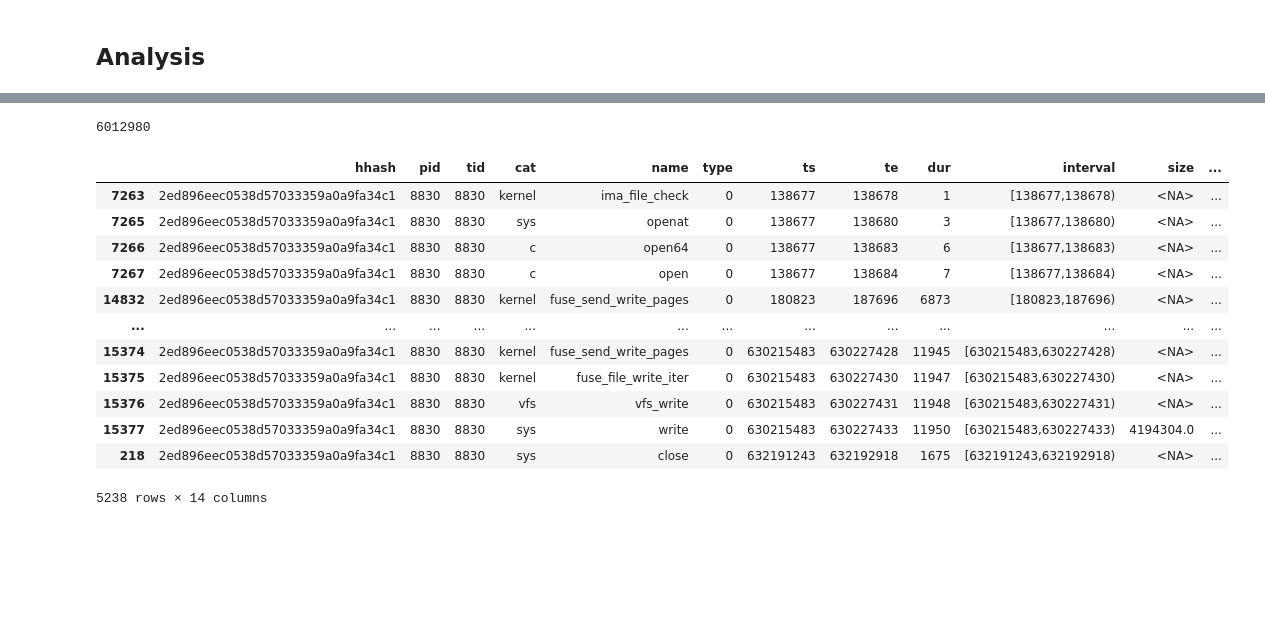
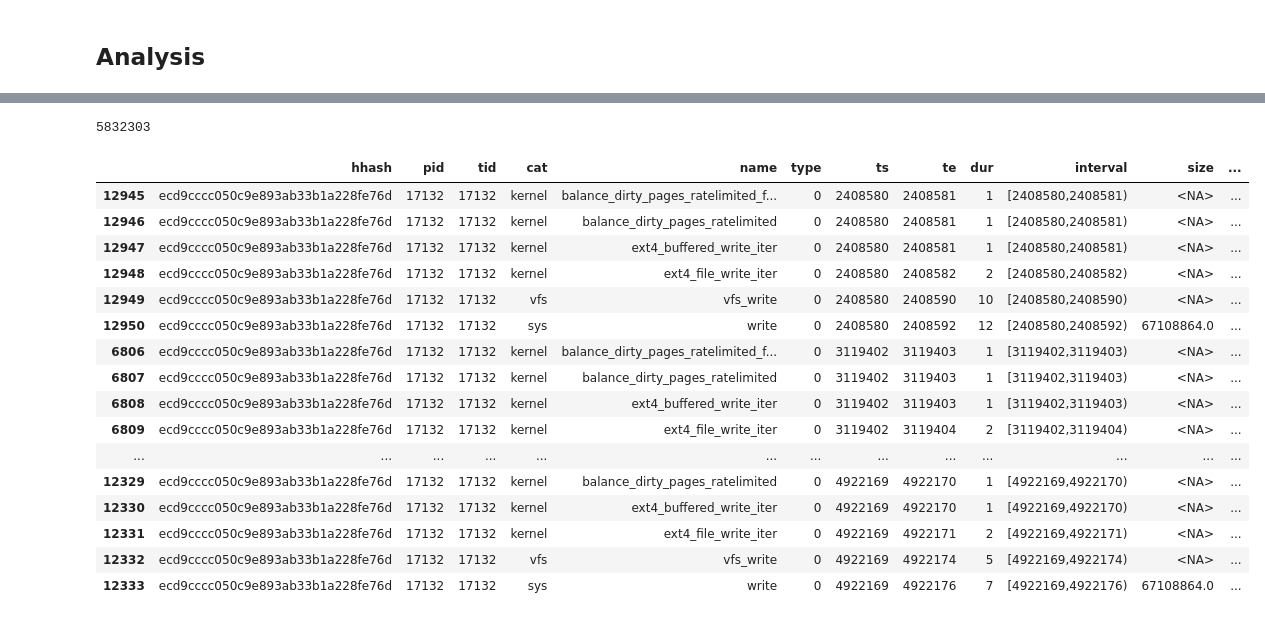
Before and after one commit to hariharan-devarajan/datacrumbs, a Jupyter notebook: analysis/trace_analysis.ipynb, the cells around one changed output, grey strips where cells are left out. Drawn from its saved outputs; the diff is of its cells as text; code cells hidden in the pictures; blank space fills up the shorter version.

```diff
--- a/analysis/trace_analysis.ipynb
+++ b/analysis/trace_analysis.ipynb
@@ -47,7 +47,8 @@ Hosting the HTTP server on port 35303 instead
 ## Start Analysis
 # %%
 is_trace = True
-file=f"{app_root}/tests/output/ops-8192_ts-4m/write.pfw.gz"
+file=f"{app_root}/tests/output/ops-64_ts-64m/RAW-DIRECT.pfw.gz"
+file=f"{app_root}/tests/output/ops-64_ts-64m/RAW-BUFFERED.pfw.gz"
 file_pattern = glob(file)
 file_pattern
 # %% [output]
@@ -122,8 +123,6 @@ def load_profile(line):
             logging.error(f"Processing {line} failed with {error}")
     return d
 
-def get_np_type(num, dtype):
-    return hex(num)[2:]
 
 def load_trace(line):
     d = {}
@@ -142,24 +141,26 @@ def load_trace(line):
             if "ts" in val:
                 d["ts"] = int(val["ts"])
                 d["te"] = int(val["ts"])
+            d["dur"] = 1
             if "dur" in val:
                 d["dur"] = int(val["dur"])
             if "args" in val and "hhash" in val["args"]:
-                d["hhash"] = get_np_type(val["args"]["hhash"], np.int64)
-            interval = I.empty()
-            if d["dur"] > 0:
-                d["te"] = int(val["ts"]) + d["dur"]
-                interval = I.closedopen(d["ts"], d["ts"] + d["dur"])
-            d["interval"] = I.to_string(interval)
+                d["hhash"] = val["args"]["hhash"]
+            if "ts" in val:
+                interval = I.closedopen(d["ts"], d["ts"] + 1)
+                if d["dur"] > 0:
+                    d["te"] = int(val["ts"]) + d["dur"]
+                    interval = I.closedopen(d["ts"], d["ts"] + d["dur"])
+                d["interval"] = I.to_string(interval)
             if val["ph"] != "M":
                 d["type"] = 0
                 if "args" in val:
                     if "hhash" in val["args"]:
-                        d["hhash"] = get_np_type(val["args"]["hhash"], np.int64)
+                        d["hhash"] = val["args"]["hhash"]
                     if "size_sum" in val["args"]:
                         d["size"] = val["args"]["size_sum"]
                     if "fhash" in val["args"]:
-                        d["fhash"] = get_np_type(val["args"]["fhash"], np.int64)
+                        d["fhash"] = val["args"]["fhash"]
             else:
                 if val["name"] == "FH":
                     d["type"] = 1
@@ -167,14 +168,14 @@ def load_trace(line):
                         if "name" in val["args"]:
                             d["name"] = val["args"]["name"]
                         if "value" in val["args"]:
-                            d["hash"] = get_np_type(val["args"]["value"], np.int64)
+                            d["hash"] = val["args"]["value"]
                 elif val["name"] == "HH":
                     d["type"] = 2
                     if "args" in val:
                         if "name" in val["args"]:
                             d["name"] = val["args"]["name"]
                         if "value" in val["args"]:
-                            d["hash"] = get_np_type(val["args"]["value"], np.int64)
+                            d["hash"] = val["args"]["value"]
 
         except Exception as error:
             logging.error(f"Processing {line} failed with {error}")
@@ -241,7 +246,7 @@ fhashes = fhashes.to_list()
 ## Analysis
 # %%
 
-interesting_events = event.query("fhash.isin(@value)", local_dict={"value": fhashes})
+interesting_events = event.query("fhash.isin(@value) and name == 'write'", local_dict={"value": fhashes})
 interesting_events.compute()
 # %% [output]
 |  | hhash | pid | tid | cat | name | type | ts | te | dur | interval | size | ... |
@@ -300,5 +293,5 @@ min_ts, max_te
 # %%
-filtered_events = event.query(f"ts >= {min_ts} and te <= {max_te} and dur > 0")
+filtered_events = event.query(f"ts >= {min_ts - 1e5} and te <= {max_te + 1e5} and dur > 0")
 filtered_events.compute()
 # %% [output]
 |  | hhash | pid | tid | cat | name | type | ts | te | dur | interval | size | ... |
@@ -317,7 +310,7 @@ filtered_events.compute()
 # %%
 len(event)
 # %% [output]
-6012980
+5832303
 # %%
 def contains(x):
     x["valid"] = "0"
@@ -329,21 +322,26 @@ filtered_events["valid"] = "0"
 valid_events = filtered_events.apply(contains, axis=1, meta=filtered_events).query("valid == '1'").persist()
 _ = wait(valid_events)
 # %%
+valid_events = valid_events.sort_values("ts")
 valid_events.compute()
 # %% [output]
 |  | hhash | pid | tid | cat | name | type | ts | te | dur | interval | size | ... |
-| 7263 | 2ed896eec0538d57033359a0a9fa34c1 | 8830 | 8830 | kernel | ima_file_check | 0 | 138677 | 138678 | 1 | [138677,138678) | <NA> | ... |
-| 7265 | 2ed896eec0538d57033359a0a9fa34c1 | 8830 | 8830 | sys | openat | 0 | 138677 | 138680 | 3 | [138677,138680) | <NA> | ... |
-| 7266 | 2ed896eec0538d57033359a0a9fa34c1 | 8830 | 8830 | c | open64 | 0 | 138677 | 138683 | 6 | [138677,138683) | <NA> | ... |
-| 7267 | 2ed896eec0538d57033359a0a9fa34c1 | 8830 | 8830 | c | open | 0 | 138677 | 138684 | 7 | [138677,138684) | <NA> | ... |
-| 14832 | 2ed896eec0538d57033359a0a9fa34c1 | 8830 | 8830 | kernel | fuse_send_write_pages | 0 | 180823 | 187696 | 6873 | [180823,187696) | <NA> | ... |
+| 12945 | ecd9cccc050c9e893ab33b1a228fe76d | 17132 | 17132 | kernel | balance_dirty_pages_ratelimited_f... | 0 | 2408580 | 2408581 | 1 | [2408580,2408581) | <NA> | ... |
+| 12946 | ecd9cccc050c9e893ab33b1a228fe76d | 17132 | 17132 | kernel | balance_dirty_pages_ratelimited | 0 | 2408580 | 2408581 | 1 | [2408580,2408581) | <NA> | ... |
+| 12947 | ecd9cccc050c9e893ab33b1a228fe76d | 17132 | 17132 | kernel | ext4_buffered_write_iter | 0 | 2408580 | 2408581 | 1 | [2408580,2408581) | <NA> | ... |
+| 12948 | ecd9cccc050c9e893ab33b1a228fe76d | 17132 | 17132 | kernel | ext4_file_write_iter | 0 | 2408580 | 2408582 | 2 | [2408580,2408582) | <NA> | ... |
+| 12949 | ecd9cccc050c9e893ab33b1a228fe76d | 17132 | 17132 | vfs | vfs_write | 0 | 2408580 | 2408590 | 10 | [2408580,2408590) | <NA> | ... |
+| 12950 | ecd9cccc050c9e893ab33b1a228fe76d | 17132 | 17132 | sys | write | 0 | 2408580 | 2408592 | 12 | [2408580,2408592) | 67108864.0 | ... |
+| 6806 | ecd9cccc050c9e893ab33b1a228fe76d | 17132 | 17132 | kernel | balance_dirty_pages_ratelimited_f... | 0 | 3119402 | 3119403 | 1 | [3119402,3119403) | <NA> | ... |
+| 6807 | ecd9cccc050c9e893ab33b1a228fe76d | 17132 | 17132 | kernel | balance_dirty_pages_ratelimited | 0 | 3119402 | 3119403 | 1 | [3119402,3119403) | <NA> | ... |
+| 6808 | ecd9cccc050c9e893ab33b1a228fe76d | 17132 | 17132 | kernel | ext4_buffered_write_iter | 0 | 3119402 | 3119403 | 1 | [3119402,3119403) | <NA> | ... |
+| 6809 | ecd9cccc050c9e893ab33b1a228fe76d | 17132 | 17132 | kernel | ext4_file_write_iter | 0 | 3119402 | 3119404 | 2 | [3119402,3119404) | <NA> | ... |
 | ... | ... | ... | ... | ... | ... | ... | ... | ... | ... | ... | ... | ... |
-| 15374 | 2ed896eec0538d57033359a0a9fa34c1 | 8830 | 8830 | kernel | fuse_send_write_pages | 0 | 630215483 | 630227428 | 11945 | [630215483,630227428) | <NA> | ... |
-| 15375 | 2ed896eec0538d57033359a0a9fa34c1 | 8830 | 8830 | kernel | fuse_file_write_iter | 0 | 630215483 | 630227430 | 11947 | [630215483,630227430) | <NA> | ... |
-| 15376 | 2ed896eec0538d57033359a0a9fa34c1 | 8830 | 8830 | vfs | vfs_write | 0 | 630215483 | 630227431 | 11948 | [630215483,630227431) | <NA> | ... |
-| 15377 | 2ed896eec0538d57033359a0a9fa34c1 | 8830 | 8830 | sys | write | 0 | 630215483 | 630227433 | 11950 | [630215483,630227433) | 4194304.0 | ... |
-| 218 | 2ed896eec0538d57033359a0a9fa34c1 | 8830 | 8830 | sys | close | 0 | 632191243 | 632192918 | 1675 | [632191243,632192918) | <NA> | ... |
+| 12329 | ecd9cccc050c9e893ab33b1a228fe76d | 17132 | 17132 | kernel | balance_dirty_pages_ratelimited | 0 | 4922169 | 4922170 | 1 | [4922169,4922170) | <NA> | ... |
+| 12330 | ecd9cccc050c9e893ab33b1a228fe76d | 17132 | 17132 | kernel | ext4_buffered_write_iter | 0 | 4922169 | 4922170 | 1 | [4922169,4922170) | <NA> | ... |
+| 12331 | ecd9cccc050c9e893ab33b1a228fe76d | 17132 | 17132 | kernel | ext4_file_write_iter | 0 | 4922169 | 4922171 | 2 | [4922169,4922171) | <NA> | ... |
+| 12332 | ecd9cccc050c9e893ab33b1a228fe76d | 17132 | 17132 | vfs | vfs_write | 0 | 4922169 | 4922174 | 5 | [4922169,4922174) | <NA> | ... |
+| 12333 | ecd9cccc050c9e893ab33b1a228fe76d | 17132 | 17132 | sys | write | 0 | 4922169 | 4922176 | 7 | [4922169,4922176) | 67108864.0 | ... |
-5238 rows × 14 columns
 # %%
 valid_events.groupby(["name", "cat"])["dur"].sum().compute() / 1e6
 # %% [output]
```
Also changed, not shown: parts of 9 cells of this notebook, 5 other files.
